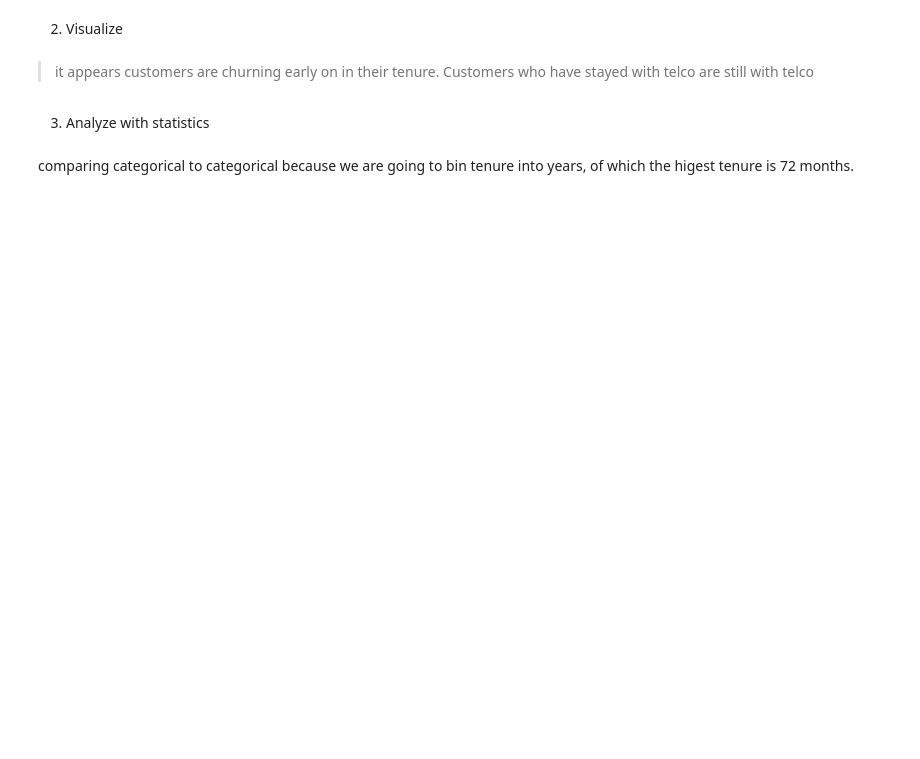
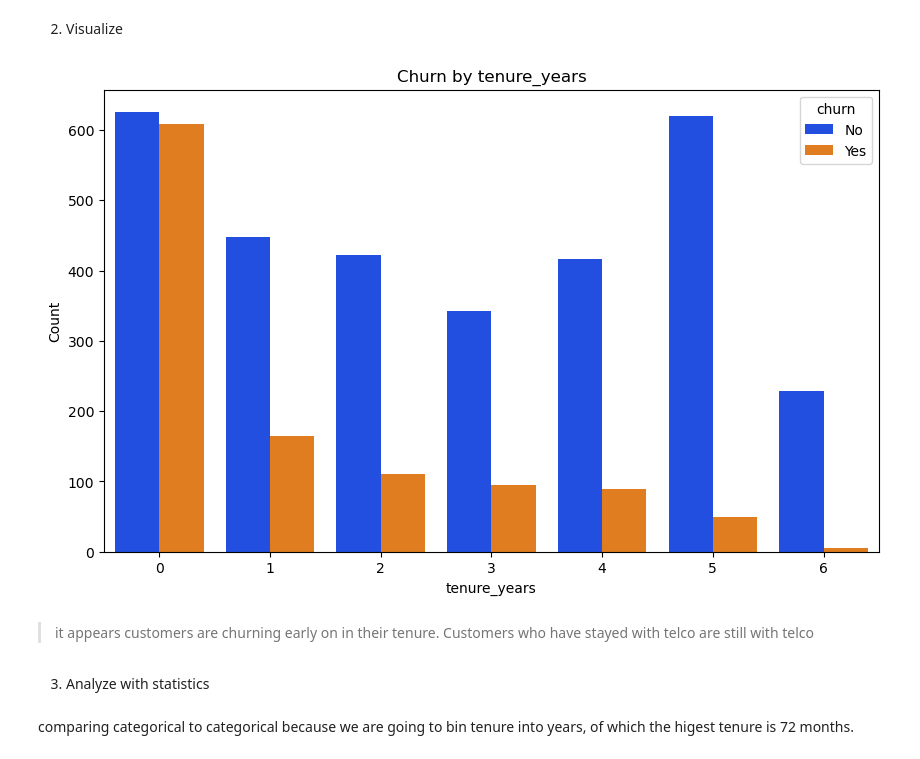
Before and after one commit to Luis-Martinez1/Classification_Project, a Jupyter notebook: non_final_notebook.ipynb, the cells around one changed output. Saved outputs shown, nothing was run; the diff lists cells and outputs as text; code cells hidden in the pictures; blank space fills up the shorter version.

```diff
--- a/non_final_notebook.ipynb
+++ b/non_final_notebook.ipynb
@@ -541,3 +590,13 @@ sns.boxplot(data=train, x='churn', y='tenure')
+# %%
+# customers with month to month contract types churned a lot
+plt.figure(figsize=(10, 6))
+sns. countplot(x='tenure_years', hue='churn', data=train, palette='bright')
+plt.title('Churn by tenure_years')
+plt.xlabel('tenure_years')
+plt.ylabel('Count')
+plt.show()
+# %% [output]
+[figure, added]
 # %% [markdown]
 > it appears customers are churning early on in their tenure. Customers who have stayed with telco are still with telco
 # %% [markdown]
```
Also changed, not shown: parts of 41 cells of this notebook.
